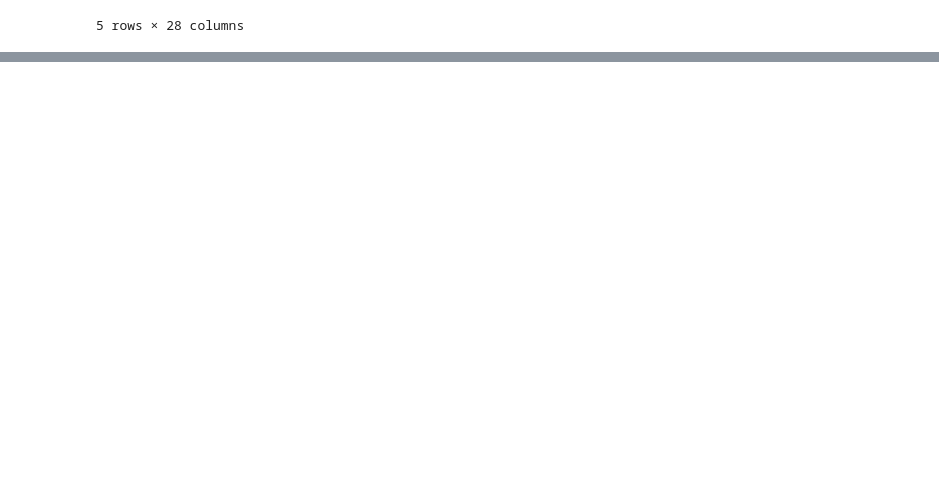
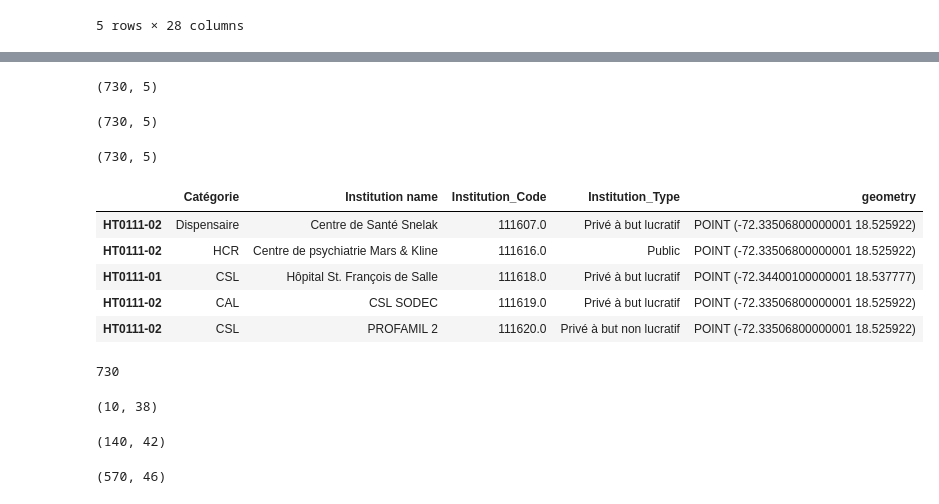
Before and after one commit to MarvelAmazon/covid19-vilnerability-map, a Jupyter notebook: connect_data.ipynb, the cells around one changed output, grey strips where cells are left out. Drawn from its saved outputs; the diff is of its cells as text; code cells hidden in the pictures; blank space fills up the shorter version.

```diff
--- a/connect_data.ipynb
+++ b/connect_data.ipynb
@@ -137,0 +188,16 @@ facilitiesgpd.head
+# %%
+# working with facilities without GPS
+i=['Adm1code','Institution name', 'Catégorie','Institution_Type', 'Institution_Code']
+j=['adm2code','Institution name', 'Catégorie','Institution_Type', 'Institution_Code']
+k=['adm3code','Institution name', 'Catégorie','Institution_Type', 'Institution_Code']
+facilities_without_gps_dep=facilities_without_gps[i]
+facilities_without_gps_com=facilities_without_gps[j]
+facilities_without_gps_sec=facilities_without_gps[k]
+#set index
+facilities_without_gps_dep.set_index(['Adm1code'], inplace=True)
+facilities_without_gps_com.set_index(['adm2code'], inplace=True)
+facilities_without_gps_sec.set_index(['adm3code'], inplace=True)
+#display head
+display(facilities_without_gps_dep.head())
+display(facilities_without_gps_com.head())
+display(facilities_without_gps_sec.head())
@@ -137,0 +226,26 @@ facilitiesgpd.head
+# %%
+#concat facilities with GPS and without GPS
+departement_facilities=GeoDataFrame(pd.concat([facilitiesgps_per_dep,facilities_without_gps_dep]))
+commune_facilities=GeoDataFrame(pd.concat([facilitiesgps_per_com,facilities_without_gps_com]))
+section_facilities=GeoDataFrame(pd.concat([facilitiesgps_per_section,facilities_without_gps_sec]))
+display(departement_facilities.shape)
+display(commune_facilities.shape)
+display(section_facilities.shape)
+section_facilities.head()
+# %% [output]
+(730, 5)
+(730, 5)
+(730, 5)
+|  | Catégorie | Institution name | Institution_Code | Institution_Type | geometry |
+| HT0111-02 | Dispensaire | Centre de Santé Snelak | 111607.0 | Privé à but lucratif | POINT (-72.33506800000001 18.525922) |
+| HT0111-02 | HCR | Centre de psychiatrie Mars & Kline | 111616.0 | Public | POINT (-72.33506800000001 18.525922) |
+| HT0111-01 | CSL | Hôpital St. François de Salle | 111618.0 | Privé à but lucratif | POINT (-72.34400100000001 18.537777) |
+| HT0111-02 | CAL | CSL SODEC | 111619.0 | Privé à but lucratif | POINT (-72.33506800000001 18.525922) |
+| HT0111-02 | CSL | PROFAMIL 2 | 111620.0 | Privé à but non lucratif | POINT (-72.33506800000001 18.525922) |
+# %%
+#fillna value for category and institution type
+value={"Catégorie":"non disponible", "Institution_Type":"non disponible" }
+departement_facilities=departement_facilities.fillna(value=value)
+departement_facilities["Institution_Type"].count()
+# %% [output]
+730
@@ -137,0 +273,8 @@ facilitiesgpd.head
+# %%
+display(v0_dep_data.shape)
+display(v0_com_data.shape)
+display(v0_sec_dat.shape)
+# %% [output]
+(10, 38)
+(140, 42)
+(570, 46)
```
Also changed, not shown: parts of 16 cells of this notebook.
